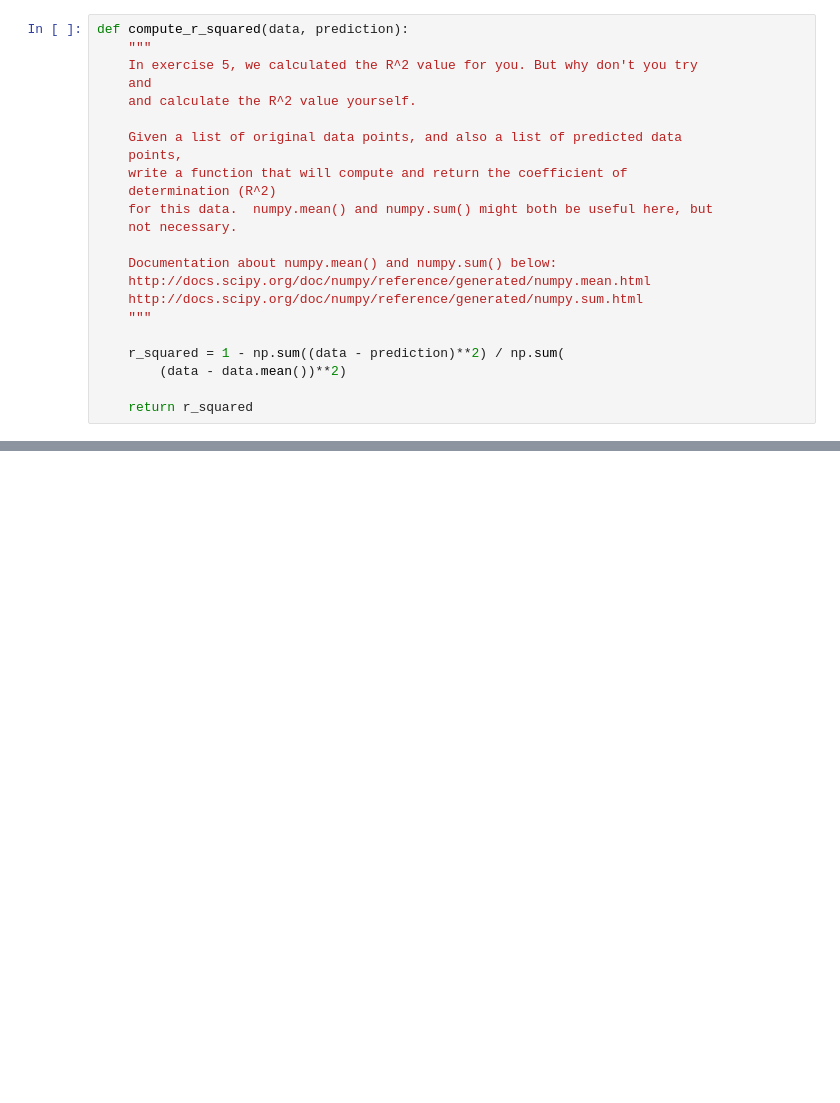
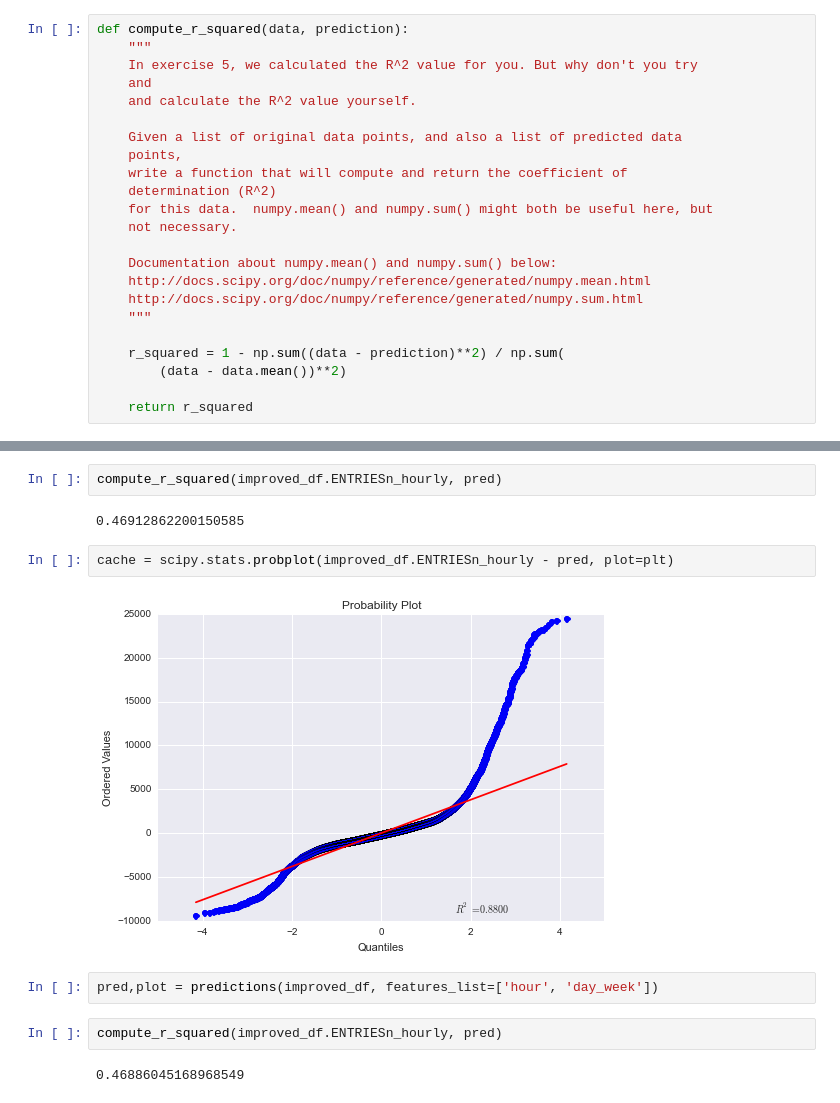
Before and after one commit to gornes/IntroToDS, a Jupyter notebook: Project1.ipynb, the cells around one changed output, grey strips where cells are left out. Drawn from its saved outputs; the diff is of its cells as text; blank space fills up the shorter version.

```diff
--- a/Project1.ipynb
+++ b/Project1.ipynb
@@ -650,0 +674,14 @@ ordered = station_group["station", "ENTRIESn_hourly"].aggregate(np.mean).sort("E
+# %%
+compute_r_squared(improved_df.ENTRIESn_hourly, pred)
+# %% [output]
+0.46912862200150585
+# %%
+cache = scipy.stats.probplot(improved_df.ENTRIESn_hourly - pred, plot=plt)
+# %% [output]
+[figure, added]
+# %%
+pred,plot = predictions(improved_df, features_list=['hour', 'day_week'])
+# %%
+compute_r_squared(improved_df.ENTRIESn_hourly, pred)
+# %% [output]
+0.46886045168968549
```
Also changed, not shown: parts of 63 cells of this notebook.
